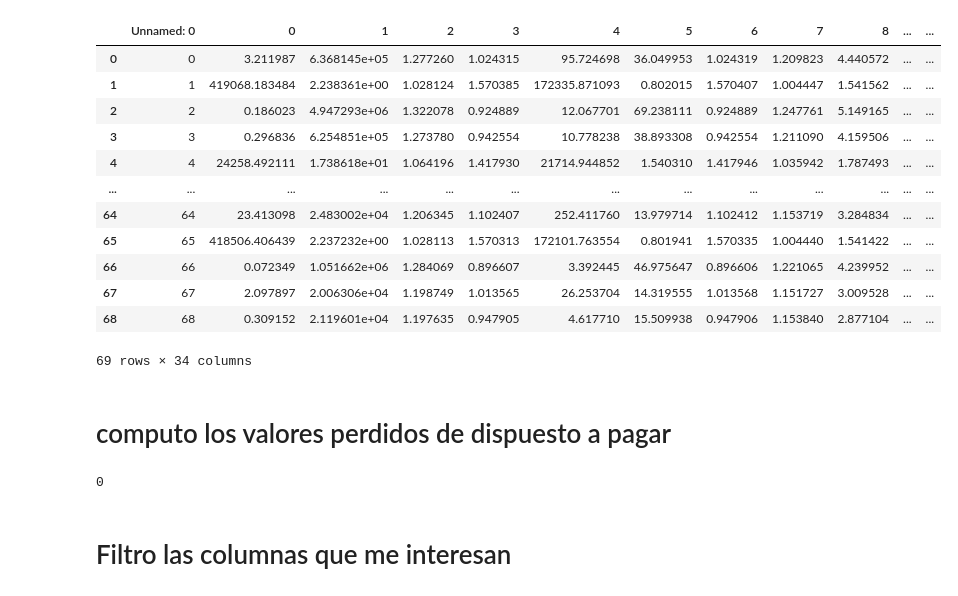
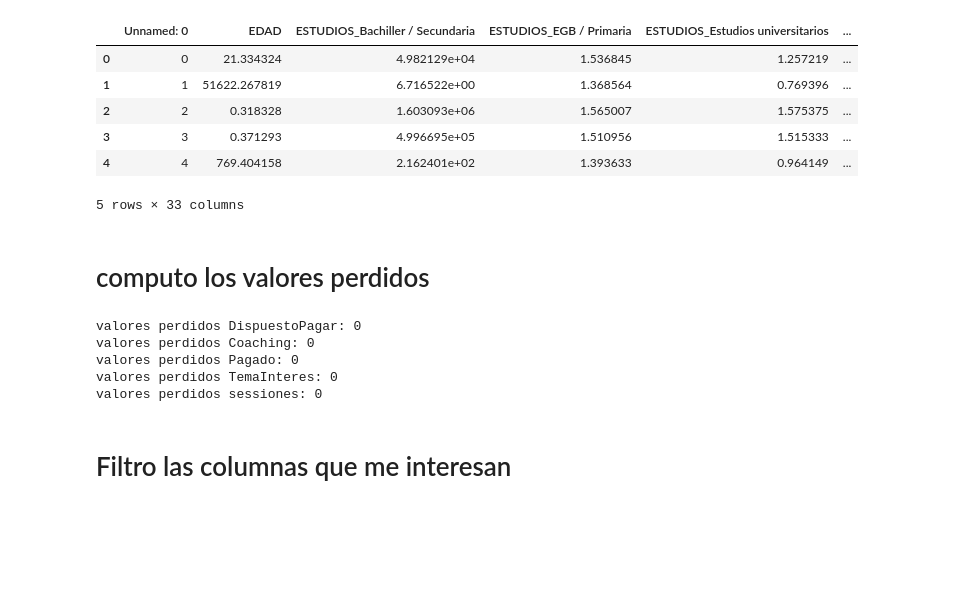
Before and after one commit to HenrryVargas/coaching, a Jupyter notebook: Dispuesto.ipynb, the cells around one changed output. Drawn from its saved outputs; the diff is of its cells as text; code cells hidden in the pictures; blank space fills up the shorter version.

```diff
--- a/Dispuesto.ipynb
+++ b/Dispuesto.ipynb
@@ -12,35 +14,41 @@ import random
 # %%
 dfs= pd.read_csv('segmentos.csv')
 
-dffp= pd.read_csv('DispuestoPagar2.csv')
+dffp= pd.read_csv('DispuestoPagar.csv')
 dfs['DispuestoPagar']= dffp['DispuestoPagar']
 
 
 dfc= pd.read_csv('coaching.csv',sep=';')
-#['Unnamed: 1','Unnamed: 2','Unnamed: 3','Unnamed: 4','Unnamed: 5','Unnamed: 6','Unnamed: 7']
 dfs['coaching'] = dfc['coaching']
-#dfp2= pd.read_csv('pagado3.csv')
-#dfs['Pagado']= dffp2['Pagado']
+
+dfpp= pd.read_csv('PagadoSession2.csv')
+dfs['Pagado']= dfpp['PagadoSesion']
+dfs['Pagado'][0]=dfs['Pagado'][64]
+
+dfti= pd.read_csv('TemaInteres2.csv', encoding='utf-8')
+dfs['TemaInteres']= dfti['TemaInteres']
+
+dfss= pd.read_csv('session.csv')
+dfs['sessiones']= dfss['sessiones']
+dfs['sessiones'][0]=dfs['sessiones'][65]
+
+dfex= pd.read_csv('ExpectativasHaciaCoach.csv',sep=';')
+dfs['ExpectativasHaciaCoach']= dfex['ExpectativasHaciaCoach']
+#dfs['sessiones'][0]=dfs['sessiones'][65]
 
 
 df = dfs.copy()
-display(df)
+display(df.head())
 # %% [output]
-|  | Unnamed: 0 | 0 | 1 | 2 | 3 | 4 | 5 | 6 | 7 | 8 | ... | ... |
-| 0 | 0 | 3.211987 | 6.368145e+05 | 1.277260 | 1.024315 | 95.724698 | 36.049953 | 1.024319 | 1.209823 | 4.440572 | ... | ... |
-| 1 | 1 | 419068.183484 | 2.238361e+00 | 1.028124 | 1.570385 | 172335.871093 | 0.802015 | 1.570407 | 1.004447 | 1.541562 | ... | ... |
-| 2 | 2 | 0.186023 | 4.947293e+06 | 1.322078 | 0.924889 | 12.067701 | 69.238111 | 0.924889 | 1.247761 | 5.149165 | ... | ... |
-| 3 | 3 | 0.296836 | 6.254851e+05 | 1.273780 | 0.942554 | 10.778238 | 38.893308 | 0.942554 | 1.211090 | 4.159506 | ... | ... |
-| 4 | 4 | 24258.492111 | 1.738618e+01 | 1.064196 | 1.417930 | 21714.944852 | 1.540310 | 1.417946 | 1.035942 | 1.787493 | ... | ... |
-| ... | ... | ... | ... | ... | ... | ... | ... | ... | ... | ... | ... | ... |
-| 64 | 64 | 23.413098 | 2.483002e+04 | 1.206345 | 1.102407 | 252.411760 | 13.979714 | 1.102412 | 1.153719 | 3.284834 | ... | ... |
-| 65 | 65 | 418506.406439 | 2.237232e+00 | 1.028113 | 1.570313 | 172101.763554 | 0.801941 | 1.570335 | 1.004440 | 1.541422 | ... | ... |
-| 66 | 66 | 0.072349 | 1.051662e+06 | 1.284069 | 0.896607 | 3.392445 | 46.975647 | 0.896606 | 1.221065 | 4.239952 | ... | ... |
-| 67 | 67 | 2.097897 | 2.006306e+04 | 1.198749 | 1.013565 | 26.253704 | 14.319555 | 1.013568 | 1.151727 | 3.009528 | ... | ... |
-| 68 | 68 | 0.309152 | 2.119601e+04 | 1.197635 | 0.947905 | 4.617710 | 15.509938 | 0.947906 | 1.153840 | 2.877104 | ... | ... |
+|  | Unnamed: 0 | EDAD | ESTUDIOS_Bachiller / Secundaria | ESTUDIOS_EGB / Primaria | ESTUDIOS_Estudios universitarios | ... |
+| 0 | 0 | 21.334324 | 4.982129e+04 | 1.536845 | 1.257219 | ... |
+| 1 | 1 | 51622.267819 | 6.716522e+00 | 1.368564 | 0.769396 | ... |
+| 2 | 2 | 0.318328 | 1.603093e+06 | 1.565007 | 1.575375 | ... |
+| 3 | 3 | 0.371293 | 4.996695e+05 | 1.510956 | 1.515333 | ... |
+| 4 | 4 | 769.404158 | 2.162401e+02 | 1.393633 | 0.964149 | ... |
-69 rows × 34 columns
+5 rows × 33 columns
 # %% [markdown]
-# computo los valores perdidos de dispuesto a pagar
+# computo los valores perdidos
 # %%
 valueCounts = {}
 def CountAll():
@@ -80,12 +88,27 @@ def Fill_NaNs_Categorical(col):
 # %%
 #relleno los valores faltantes con el método
 CountAll()
+
 Fill_NaNs_Categorical('DispuestoPagar')
-df['DispuestoPagar'].isnull().sum() #<- total de valores perdidos en la columna, da cero
+print('valores perdidos DispuestoPagar:',df['DispuestoPagar'].isnull().sum()) #<- total de valores perdidos en la columna, da cero
+
 Fill_NaNs_Categorical('coaching')
-df['coaching'].isnull().sum()
+print('valores perdidos Coaching:',df['coaching'].isnull().sum() )
+
+Fill_NaNs_Categorical('Pagado')
+print('valores perdidos Pagado:',df['Pagado'].isnull().sum() )
+
+Fill_NaNs_Categorical('TemaInteres')
+print('valores perdidos TemaInteres:',df['TemaInteres'].isnull().sum() )
+
+Fill_NaNs_Categorical('sessiones')
+print('valores perdidos sessiones:',df['sessiones'].isnull().sum() )
 # %% [output]
-0
+valores perdidos DispuestoPagar: 0
+valores perdidos Coaching: 0
+valores perdidos Pagado: 0
+valores perdidos TemaInteres: 0
+valores perdidos sessiones: 0
 # %% [markdown]
 # Filtro las columnas que me interesan
 # %%
```
Also changed, not shown: parts of 18 cells of this notebook, 14 other files.
